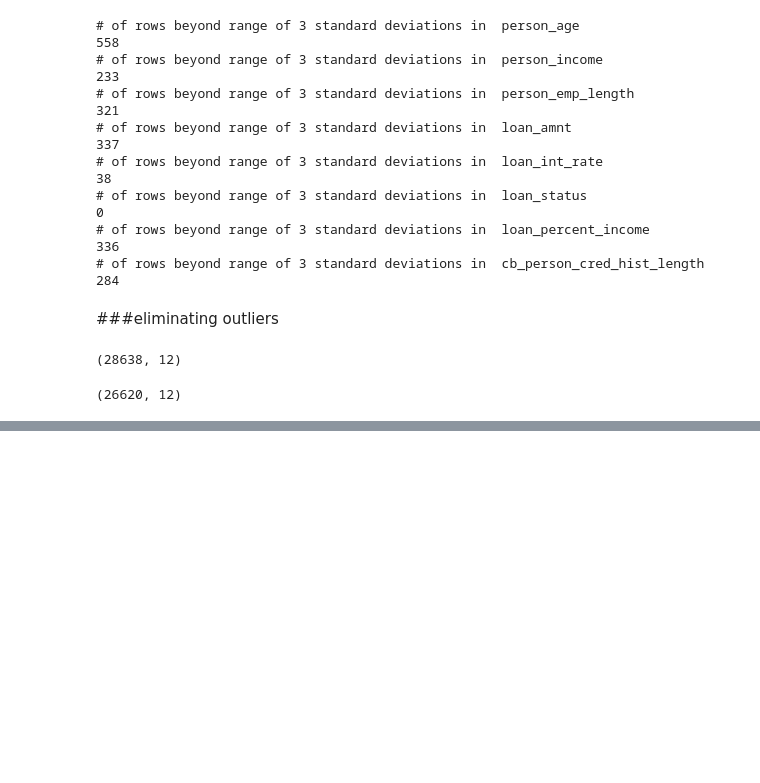
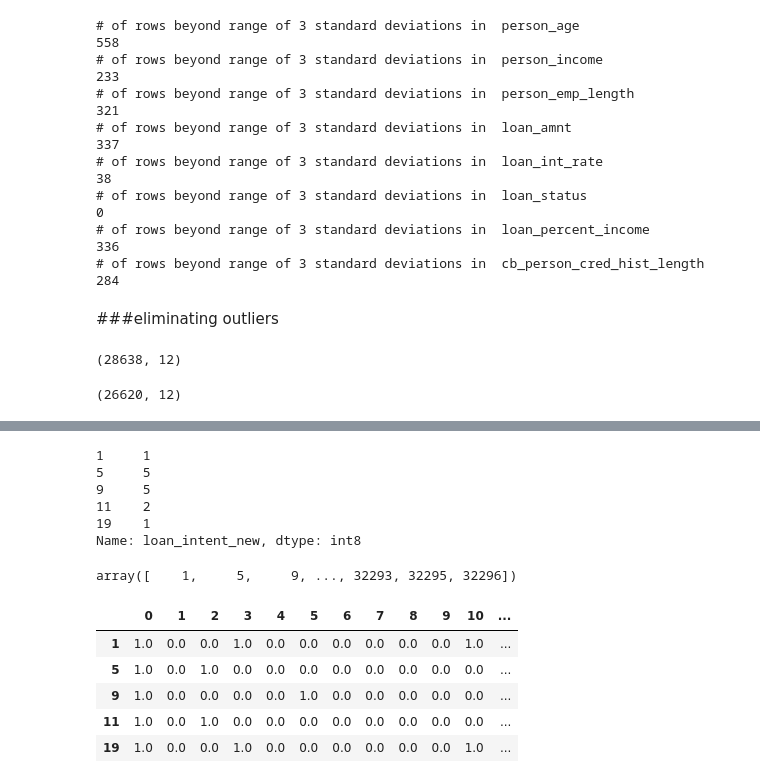
Before and after one commit to divya-medarametla/CMPE-255-Credit_Hazard-Forecasting, a Jupyter notebook: CMPE_255_Final.ipynb, the cells around one changed output, grey strips where cells are left out. Cells and saved outputs as stored; diff of their text form; code cells hidden in the pictures; blank space fills up the shorter version.

```diff
--- a/CMPE_255_Final.ipynb
+++ b/CMPE_255_Final.ipynb
@@ -242,0 +253,35 @@ base_credit.shape
+# %%
+base_credit['cb_person_default_on_file'] = base_credit['cb_person_default_on_file'].astype('category')
+base_credit['loan_grade'] = base_credit['loan_grade'].astype('category')
+base_credit['loan_intent'] = base_credit['loan_intent'].astype('category')
+base_credit['person_home_ownership'] = base_credit['person_home_ownership'].astype('category')
+# %%
+base_credit['cb_person_default_on_file_new'] = base_credit['cb_person_default_on_file'].cat.codes
+base_credit['loan_grade_new'] = base_credit['loan_grade'].cat.codes
+base_credit['loan_intent_new'] = base_credit['loan_intent'].cat.codes
+base_credit['person_home_ownership_new'] = base_credit['person_home_ownership'].cat.codes
+# %%
+base_credit['loan_intent_new'].head()
+# %% [output]
+1     1
+5     5
+9     5
+11    2
+19    1
+Name: loan_intent_new, dtype: int8
+# %%
+enc=OneHotEncoder()
+enc_data=pd.DataFrame(enc.fit_transform(base_credit[['cb_person_default_on_file_new','loan_grade_new', 'loan_intent_new', 'person_home_ownership_new']]).toarray(), index=np.array(base_credit.index))
+# %%
+np.array(base_credit.index)
+# %% [output]
+array([    1,     5,     9, ..., 32293, 32295, 32296])
+# %%
+enc_data.head()
+# %% [output]
+|  | 0 | 1 | 2 | 3 | 4 | 5 | 6 | 7 | 8 | 9 | 10 | ... |
+| 1 | 1.0 | 0.0 | 0.0 | 1.0 | 0.0 | 0.0 | 0.0 | 0.0 | 0.0 | 0.0 | 1.0 | ... |
+| 5 | 1.0 | 0.0 | 1.0 | 0.0 | 0.0 | 0.0 | 0.0 | 0.0 | 0.0 | 0.0 | 0.0 | ... |
+| 9 | 1.0 | 0.0 | 0.0 | 0.0 | 0.0 | 1.0 | 0.0 | 0.0 | 0.0 | 0.0 | 0.0 | ... |
+| 11 | 1.0 | 0.0 | 1.0 | 0.0 | 0.0 | 0.0 | 0.0 | 0.0 | 0.0 | 0.0 | 0.0 | ... |
+| 19 | 1.0 | 0.0 | 0.0 | 1.0 | 0.0 | 0.0 | 0.0 | 0.0 | 0.0 | 0.0 | 1.0 | ... |
```
Also changed, not shown: parts of 7 cells of this notebook.
